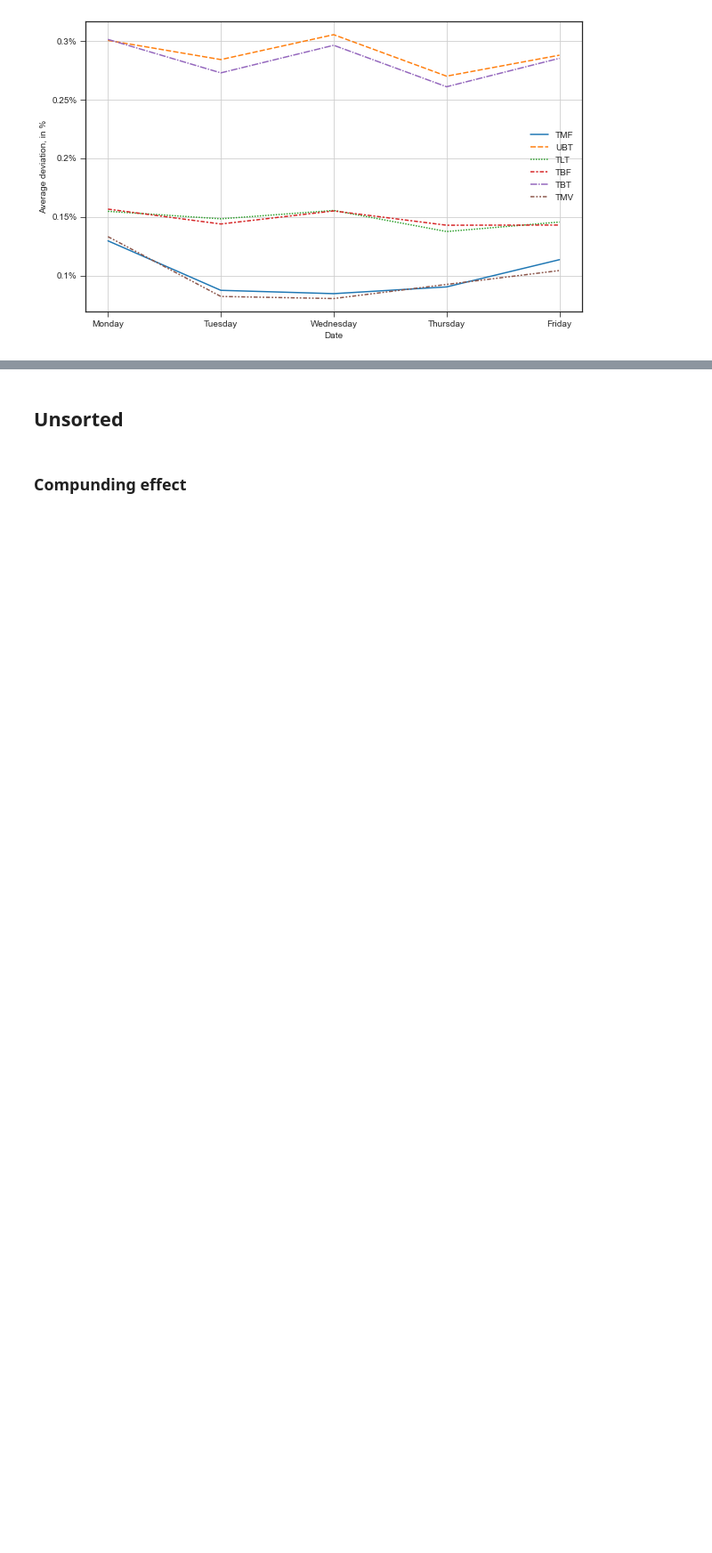
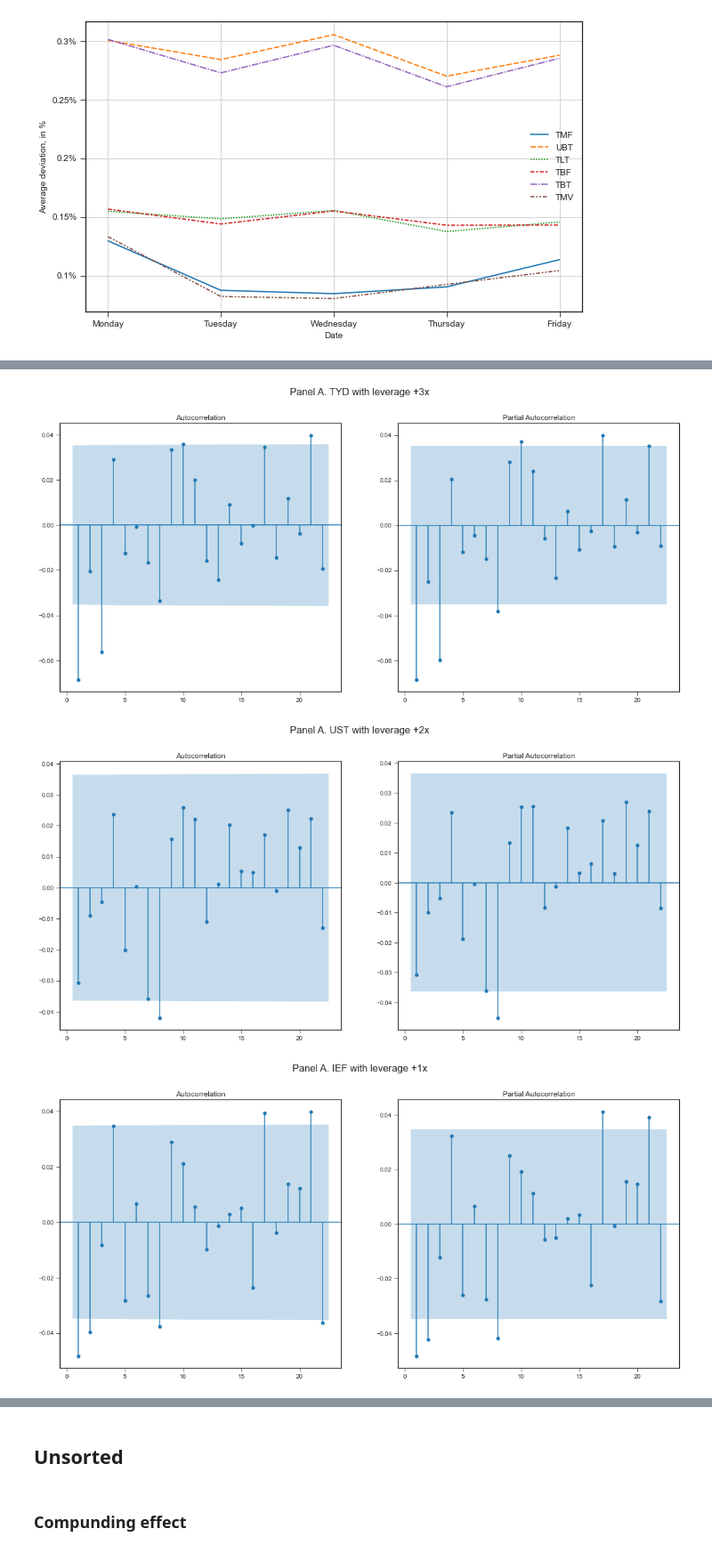
Before and after one commit to Bagirov-lab/AMP, a Jupyter notebook: AMP.ipynb, the cells around one changed output, grey strips where cells are left out. Shown at 89% size. Cells and saved outputs as stored; diff of their text form; code cells hidden in the pictures; blank space fills up the shorter version.

```diff
--- a/AMP.ipynb
+++ b/AMP.ipynb
@@ -826,0 +851,23 @@ Create_Graph_3(Create_Table_5(Part_3['LETF']['Discrepancy'][Tmp_20].abs()),'Appe
+# %%
+# For panel A
+
+for iETF in Tmp_7_10:
+
+    iData = Part_3['LETF']['Returns'][iETF].dropna().values.squeeze()
+
+    fig, ax = plt.subplots(nrows=1,ncols=2, figsize=(18,8))
+
+    plot_acf(iData, ax=ax[0], lags=22, zero=False)
+    plot_pacf(iData, ax=ax[1], lags=22, zero=False)
+
+    fig.suptitle('Panel A. {0} with leverage {1}'.format(iETF,Part_3['Summary'].loc[iETF]['Leverage']), fontsize=16)
+
+    fig.savefig("Graphs/Appendix_20_{0}_{1}.png".format('A',Part_3['Summary'].loc[iETF]['Leverage']))
+
+    plt.show()
+
+    print()
+# %% [output]
+[figure, added]
+[figure, added]
+[figure, added]
```
Also changed, not shown: parts of 11 cells of this notebook, 35 other files.
